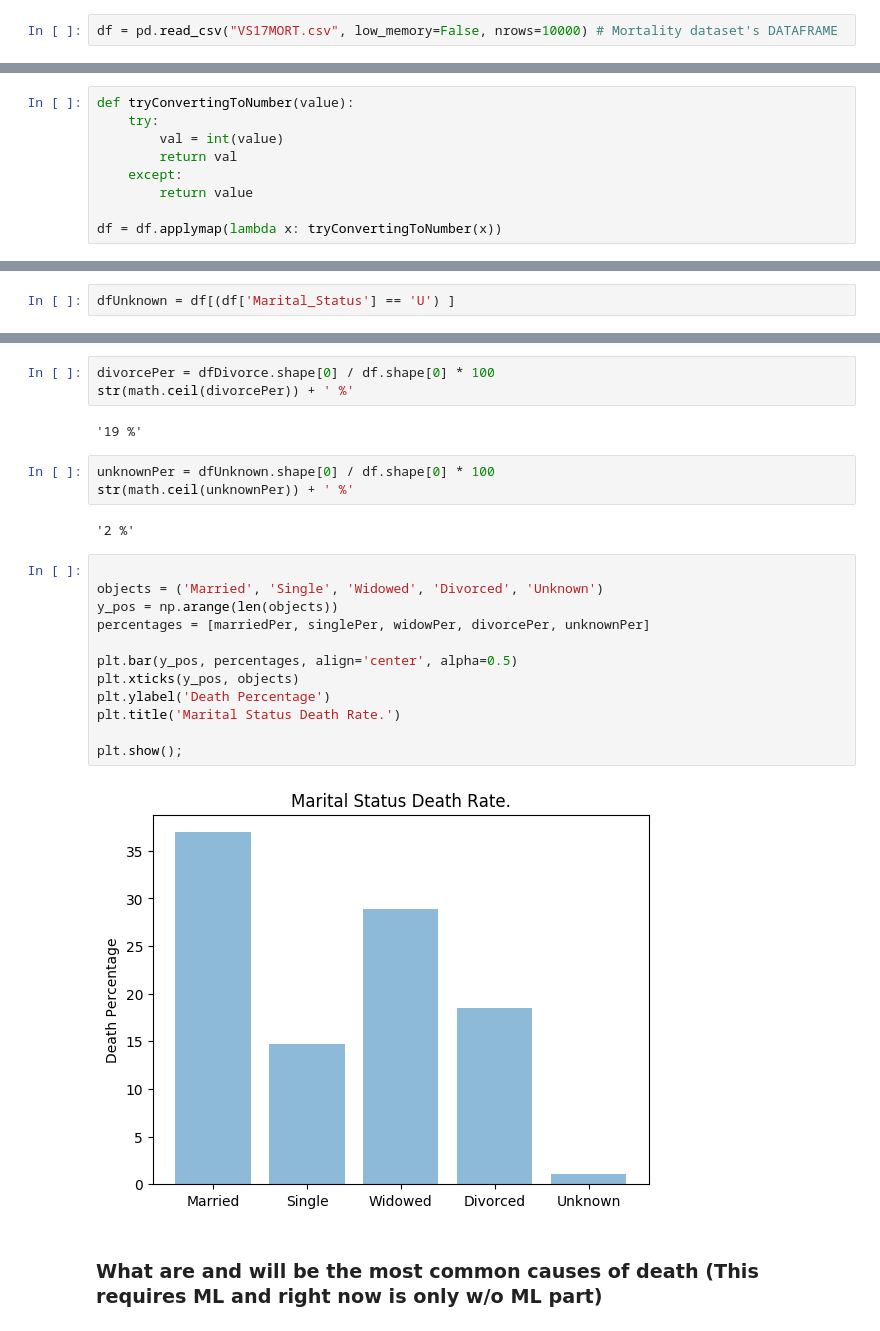
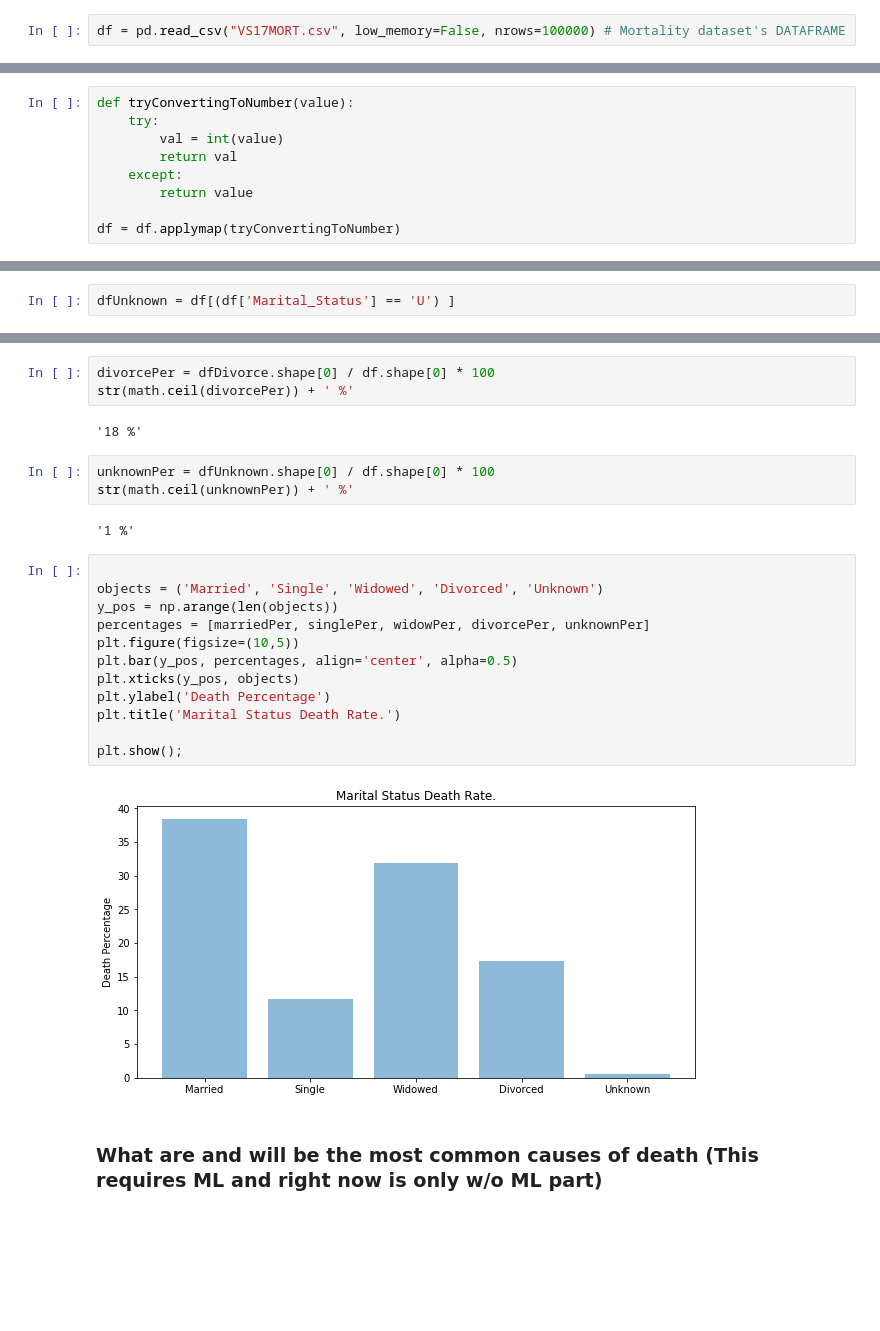
Before and after one commit to m-yasir/datascience-project, a Jupyter notebook: program.ipynb, the cells around one changed output, grey strips where cells are left out. Drawn from its saved outputs; the diff is of its cells as text; blank space fills up the shorter version.

Commit message:
Implemented data cleansing for machine learning, Implemented random forest classifier with hyper parameter tuning, Updated graphs, refactored code

```diff
--- a/program.ipynb
+++ b/program.ipynb
@@ -26,7 +26,7 @@ import matplotlib.pyplot as plt
 # %% [markdown]
 ## Data Loading
 # %%
-df = pd.read_csv("VS17MORT.csv", low_memory=False, nrows=10000) # Mortality dataset's DATAFRAME
+df = pd.read_csv("VS17MORT.csv", low_memory=False, nrows=100000) # Mortality dataset's DATAFRAME
 # %%
 df.head(5)
 # %% [output]
@@ -153,7 +152,7 @@ def tryConvertingToNumber(value):
     except:
         return value
 
-df = df.applymap(lambda x: tryConvertingToNumber(x))
+df = df.applymap(tryConvertingToNumber)
 # %%
 df.columns
 # %% [output]
@@ -268,26 +273,26 @@ str(math.ceil(widowPer)) + ' %'
 divorcePer = dfDivorce.shape[0] / df.shape[0] * 100
 str(math.ceil(divorcePer)) + ' %'
 # %% [output]
-'19 %'
+'18 %'
 # %%
 unknownPer = dfUnknown.shape[0] / df.shape[0] * 100
 str(math.ceil(unknownPer)) + ' %'
 # %% [output]
-'2 %'
+'1 %'
 # %%
 
 objects = ('Married', 'Single', 'Widowed', 'Divorced', 'Unknown')
 y_pos = np.arange(len(objects))
 percentages = [marriedPer, singlePer, widowPer, divorcePer, unknownPer]
-
+plt.figure(figsize=(10,5))
 plt.bar(y_pos, percentages, align='center', alpha=0.5)
 plt.xticks(y_pos, objects)
 plt.ylabel('Death Percentage')
 plt.title('Marital Status Death Rate.')
 
 plt.show();
 # %% [output]
-[figure, old version]
+[figure, new version]
 # %% [markdown]
 ### What are and will be the most common causes of death (This requires ML and right now is only w/o ML part)
 # %%
```
Also changed, not shown: parts of 58 cells of this notebook.
